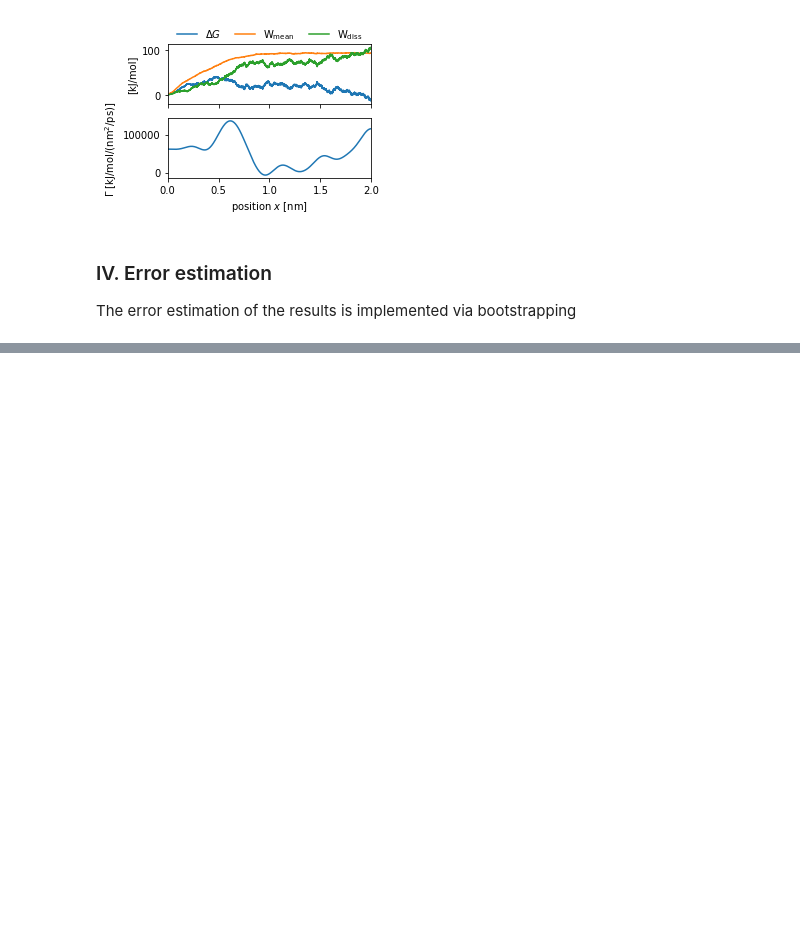
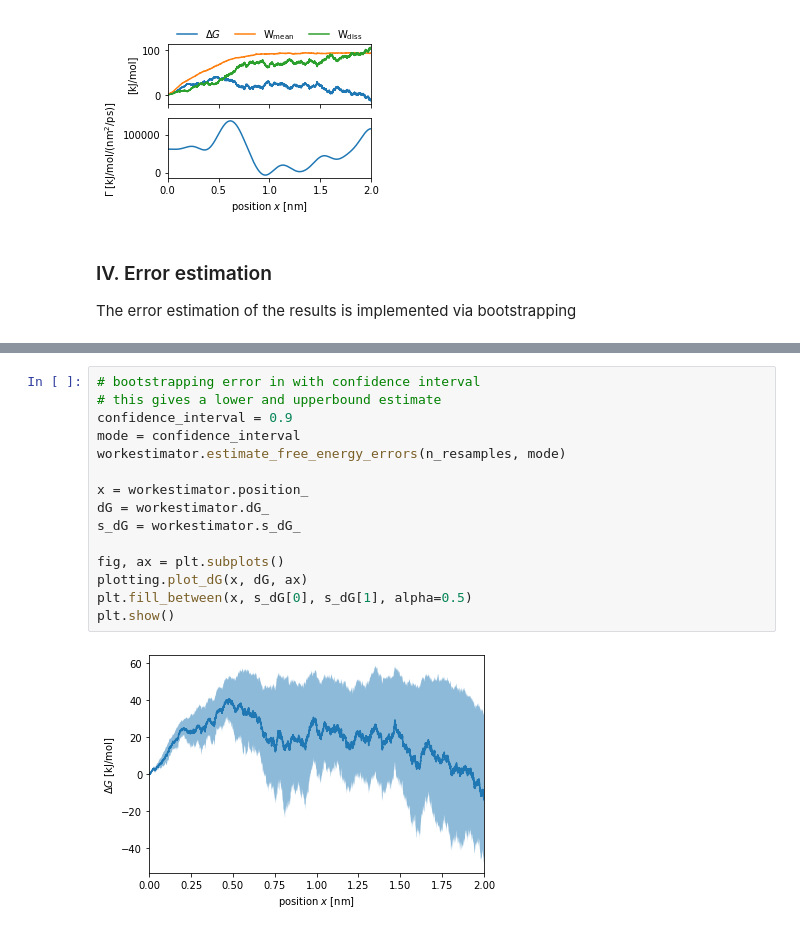
Before and after one commit to moldyn/dcTMD, a Jupyter notebook: docs/tutorials/work.ipynb, the cells around one changed output, grey strips where cells are left out. Drawn from its saved outputs; the diff is of its cells as text; blank space fills up the shorter version.

```diff
--- a/docs/tutorials/work.ipynb
+++ b/docs/tutorials/work.ipynb
@@ -220,0 +229,17 @@ plt.fill_between(x, dG-s_dG, dG+s_dG, alpha=0.5)
+# %%
+# bootstrapping error in with confidence interval
+# this gives a lower and upperbound estimate
+confidence_interval = 0.9
+mode = confidence_interval
+workestimator.estimate_free_energy_errors(n_resamples, mode)
+
+x = workestimator.position_
+dG = workestimator.dG_
+s_dG = workestimator.s_dG_
+
+fig, ax = plt.subplots()
+plotting.plot_dG(x, dG, ax)
+plt.fill_between(x, s_dG[0], s_dG[1], alpha=0.5)
+plt.show()
+# %% [output]
+[figure, added]
```
Also changed, not shown: parts of 7 cells of this notebook, 1 other file.
